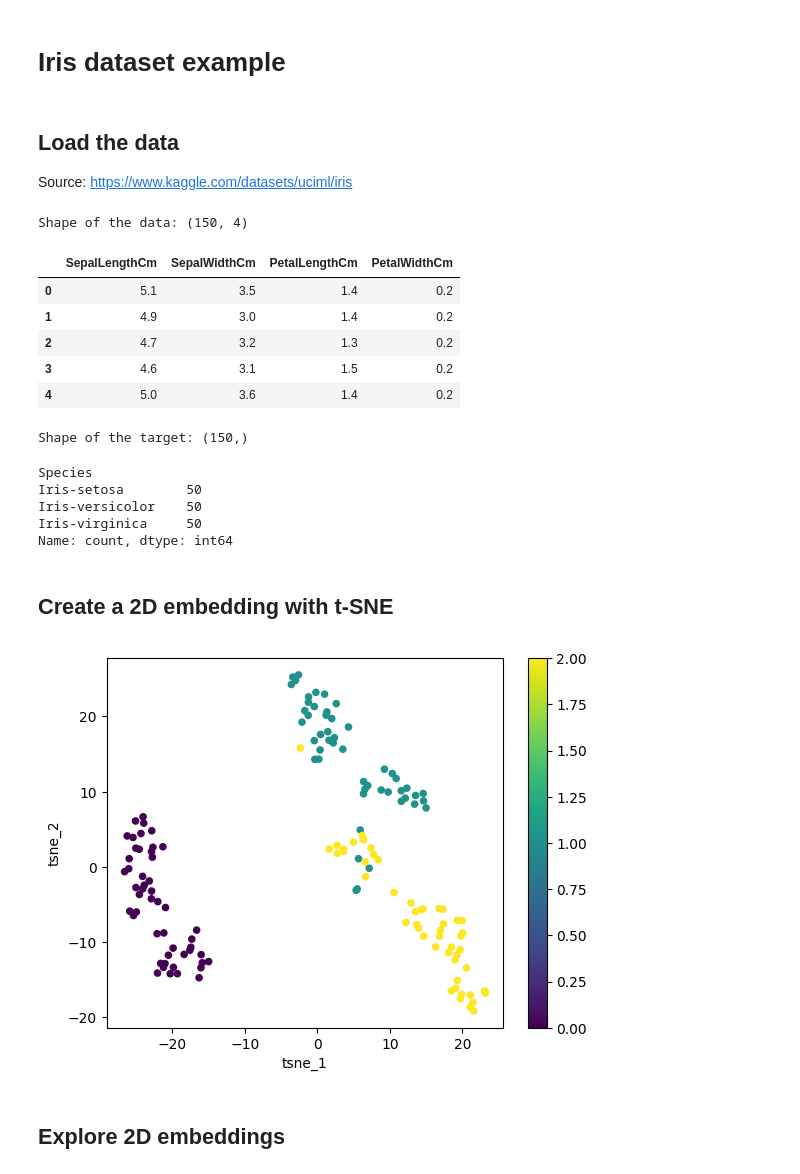
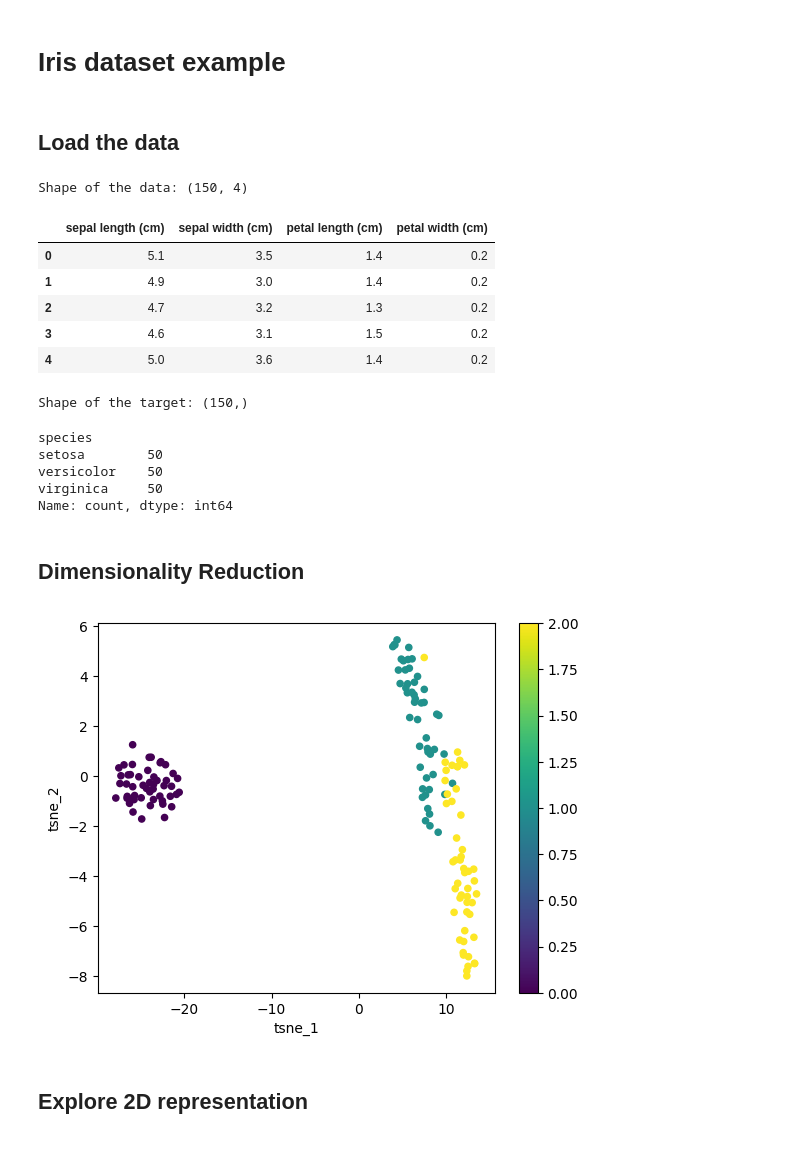
Before and after one commit to rluthi/clustering-demos, a Jupyter notebook: dim-reduction/dr-01_iris-dataset_exploring-tsne-proj.ipynb, the cells around one changed output. Drawn from its saved outputs; the diff is of its cells as text; code cells hidden in the pictures.

Commit message:
Iris TSNE example finished

```diff
--- a/dim-reduction/dr-01_iris-dataset_exploring-tsne-proj.ipynb
+++ b/dim-reduction/dr-01_iris-dataset_exploring-tsne-proj.ipynb
@@ -7,3 +8,2 @@ import huddles
 # %% [markdown]
 ## Load the data
-Source: https://www.kaggle.com/datasets/uciml/iris
@@ -14,9 +10,14 @@ targets = full_data.copy(deep=True)["Species"]
+# %%
+# Load the Iris dataset
+iris = datasets.load_iris()
+input_data = pd.DataFrame(iris.data, columns=iris.feature_names)
+targets = pd.Series([iris.target_names[x] for x in iris.target]).rename("species")
 # %%
 print(f"Shape of the data: {input_data.shape}")
 input_data.head()
 # %% [output]
 Shape of the data: (150, 4)
-|  | SepalLengthCm | SepalWidthCm | PetalLengthCm | PetalWidthCm |
+|  | sepal length (cm) | sepal width (cm) | petal length (cm) | petal width (cm) |
 | 0 | 5.1 | 3.5 | 1.4 | 0.2 |
 | 1 | 4.9 | 3.0 | 1.4 | 0.2 |
 | 2 | 4.7 | 3.2 | 1.3 | 0.2 |
@@ -28,10 +29,8 @@ print(f"Shape of the target: {targets.shape}")
 targets.value_counts(dropna=None)
 # %% [output]
 Shape of the target: (150,)
-Species
-Iris-setosa        50
-Iris-versicolor    50
-Iris-virginica     50
+species
+setosa        50
+versicolor    50
+virginica     50
 Name: count, dtype: int64
-# %% [markdown]
-## Create a 2D embedding with t-SNE
@@ -38,16 +40,14 @@ Name: count, dtype: int64
+# %% [markdown]
+## Dimensionality Reduction
+# %%
+# Dimensionality Reduction with t-SNE
+tsne = TSNE(n_components=2)
+embeddings = tsne.fit_transform(input_data)
 # %%
-embedded_data = sklearn_TSNE(
-    n_components=2,
-    n_iter=500,
-    perplexity=10,
-    n_jobs=-1,
-).fit_transform(input_data)
-
-embedded_data = pd.DataFrame(embedded_data, columns=["tsne_1", "tsne_2"])
-embedded_data = pd.concat([embedded_data, targets], axis=1)
-
-_ = embedded_data.plot.scatter(x="tsne_1", y="tsne_2", c=targets.cat.codes, colormap="viridis")
+_ = pd.DataFrame(embeddings, columns=["tsne_1", "tsne_2"]).plot.scatter(
+    x="tsne_1", y="tsne_2", c=targets.cat.codes, colormap="viridis"
+)
 # %% [output]
-[figure, old version]
+[figure, new version]
 # %% [markdown]
-## Explore 2D embeddings
+## Explore 2D representation
```
Also changed, not shown: parts of 8 cells of this notebook.
